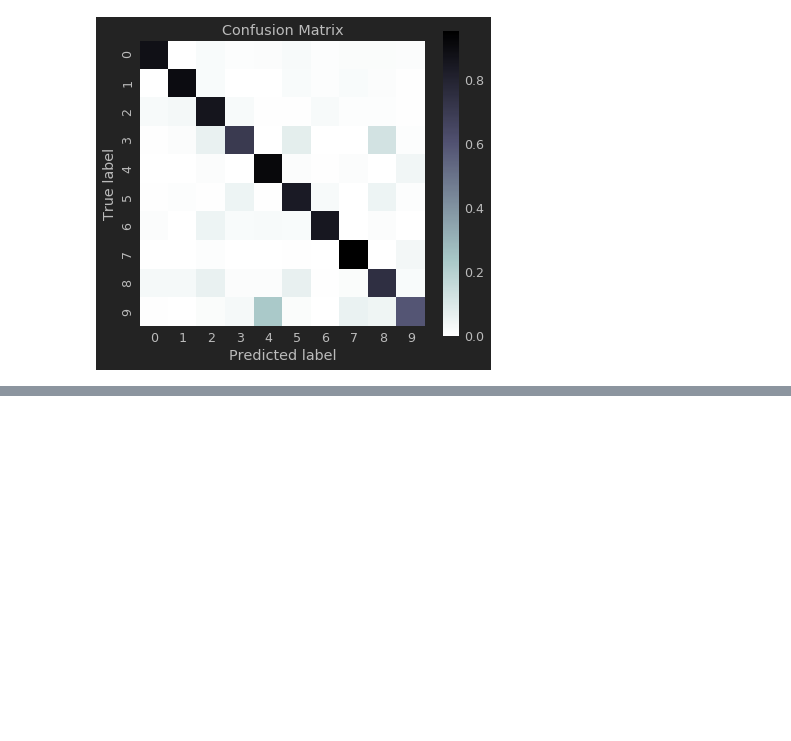
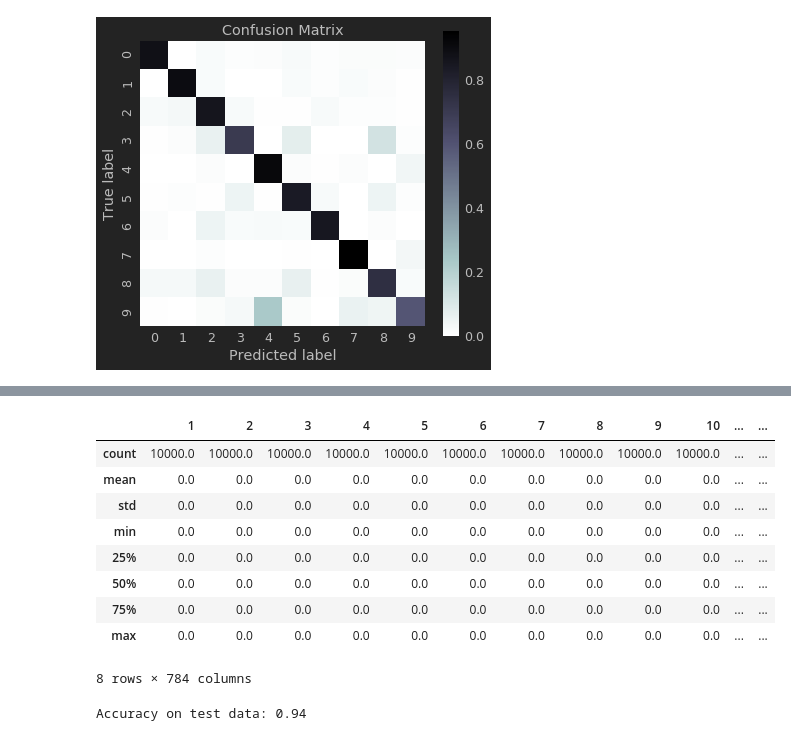
Before and after one commit to AustinSong/ml-crash-course, a Jupyter notebook: programming_exercises/MNIST Digit Classification.ipynb, the cells around one changed output, grey strips where cells are left out. Cells and saved outputs as stored; diff of their text form; code cells hidden in the pictures; blank space fills up the shorter version.

```diff
--- a/programming_exercises/MNIST Digit Classification.ipynb
+++ b/programming_exercises/MNIST Digit Classification.ipynb
@@ -344,0 +495,29 @@ LogLoss error (validation)
+# %%
+mnist_test_dataframe = pd.read_csv(
+  io.open("/tmp/mnist_test.csv", "r"),
+  sep=",",
+  header=None)
+
+test_targets, test_examples = parse_labels_and_features(mnist_test_dataframe)
+test_examples.describe()
+# %% [output]
+|  | 1 | 2 | 3 | 4 | 5 | 6 | 7 | 8 | 9 | 10 | ... | ... |
+| count | 10000.0 | 10000.0 | 10000.0 | 10000.0 | 10000.0 | 10000.0 | 10000.0 | 10000.0 | 10000.0 | 10000.0 | ... | ... |
+| mean | 0.0 | 0.0 | 0.0 | 0.0 | 0.0 | 0.0 | 0.0 | 0.0 | 0.0 | 0.0 | ... | ... |
+| std | 0.0 | 0.0 | 0.0 | 0.0 | 0.0 | 0.0 | 0.0 | 0.0 | 0.0 | 0.0 | ... | ... |
+| min | 0.0 | 0.0 | 0.0 | 0.0 | 0.0 | 0.0 | 0.0 | 0.0 | 0.0 | 0.0 | ... | ... |
+| 25% | 0.0 | 0.0 | 0.0 | 0.0 | 0.0 | 0.0 | 0.0 | 0.0 | 0.0 | 0.0 | ... | ... |
+| 50% | 0.0 | 0.0 | 0.0 | 0.0 | 0.0 | 0.0 | 0.0 | 0.0 | 0.0 | 0.0 | ... | ... |
+| 75% | 0.0 | 0.0 | 0.0 | 0.0 | 0.0 | 0.0 | 0.0 | 0.0 | 0.0 | 0.0 | ... | ... |
+| max | 0.0 | 0.0 | 0.0 | 0.0 | 0.0 | 0.0 | 0.0 | 0.0 | 0.0 | 0.0 | ... | ... |
+8 rows × 784 columns
+# %%
+predict_test_input_fn = create_predict_fn(test_examples, test_targets, batch_size=100)
+
+test_predictions = nn_classifier.predict(input_fn=predict_test_input_fn)
+test_predictions = np.array([item['class_ids'][0] for item in test_predictions])
+
+accuracy = metrics.accuracy_score(test_targets, test_predictions)
+print("Accuracy on test data: %0.2f" % accuracy)
+# %% [output]
+Accuracy on test data: 0.94
```
Also changed, not shown: parts of 5 cells of this notebook.
